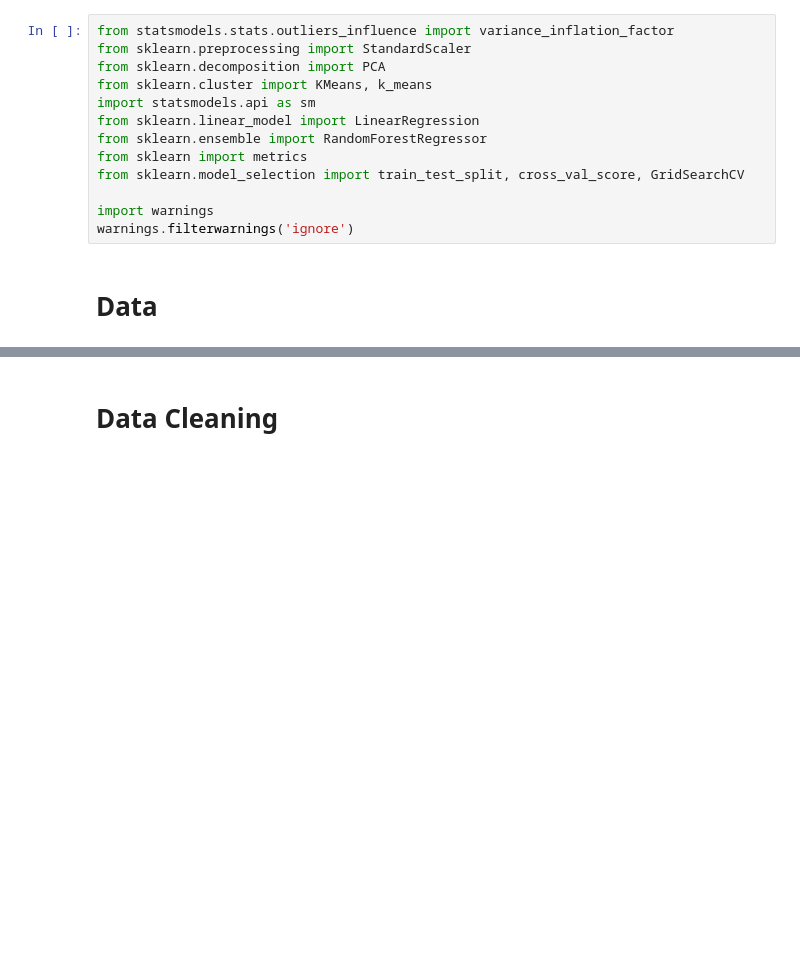
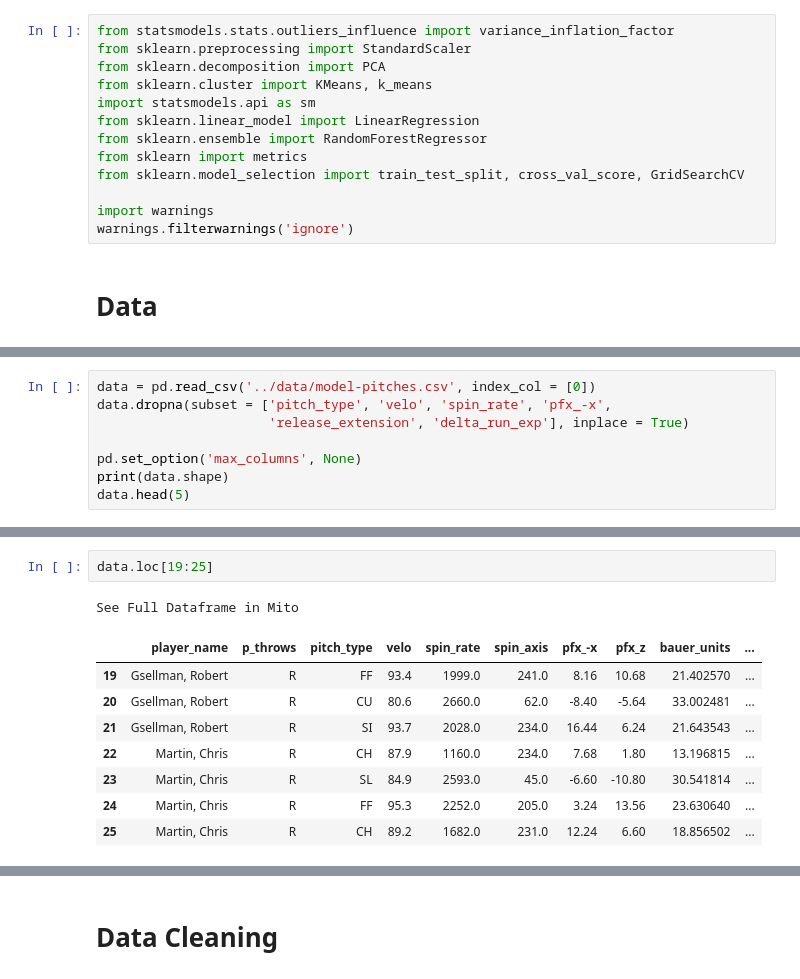
Before and after one commit to anthonyzurke/pitch-model, a Jupyter notebook: notebooks/model-qitch-quality.ipynb, the cells around one changed output, grey strips where cells are left out. Cells and saved outputs as stored; diff of their text form; blank space fills up the shorter version.

```diff
--- a/notebooks/model-qitch-quality.ipynb
+++ b/notebooks/model-qitch-quality.ipynb
@@ -104,0 +34,8 @@ See Full Dataframe in Mito
+# %%
+data = pd.read_csv('../data/model-pitches.csv', index_col = [0])
+data.dropna(subset = ['pitch_type', 'velo', 'spin_rate', 'pfx_-x',
+                      'release_extension', 'delta_run_exp'], inplace = True)
+
+pd.set_option('max_columns', None)
+print(data.shape)
+data.head(5)
@@ -104,0 +51,12 @@ See Full Dataframe in Mito
+# %%
+data.loc[19:25]
+# %% [output]
+See Full Dataframe in Mito
+|  | player_name | p_throws | pitch_type | velo | spin_rate | spin_axis | pfx_-x | pfx_z | bauer_units | ... |
+| 19 | Gsellman, Robert | R | FF | 93.4 | 1999.0 | 241.0 | 8.16 | 10.68 | 21.402570 | ... |
+| 20 | Gsellman, Robert | R | CU | 80.6 | 2660.0 | 62.0 | -8.40 | -5.64 | 33.002481 | ... |
+| 21 | Gsellman, Robert | R | SI | 93.7 | 2028.0 | 234.0 | 16.44 | 6.24 | 21.643543 | ... |
+| 22 | Martin, Chris | R | CH | 87.9 | 1160.0 | 234.0 | 7.68 | 1.80 | 13.196815 | ... |
+| 23 | Martin, Chris | R | SL | 84.9 | 2593.0 | 45.0 | -6.60 | -10.80 | 30.541814 | ... |
+| 24 | Martin, Chris | R | FF | 95.3 | 2252.0 | 205.0 | 3.24 | 13.56 | 23.630640 | ... |
+| 25 | Martin, Chris | R | CH | 89.2 | 1682.0 | 231.0 | 12.24 | 6.60 | 18.856502 | ... |
```
Also changed, not shown: parts of 24 cells of this notebook, 10 other files.
